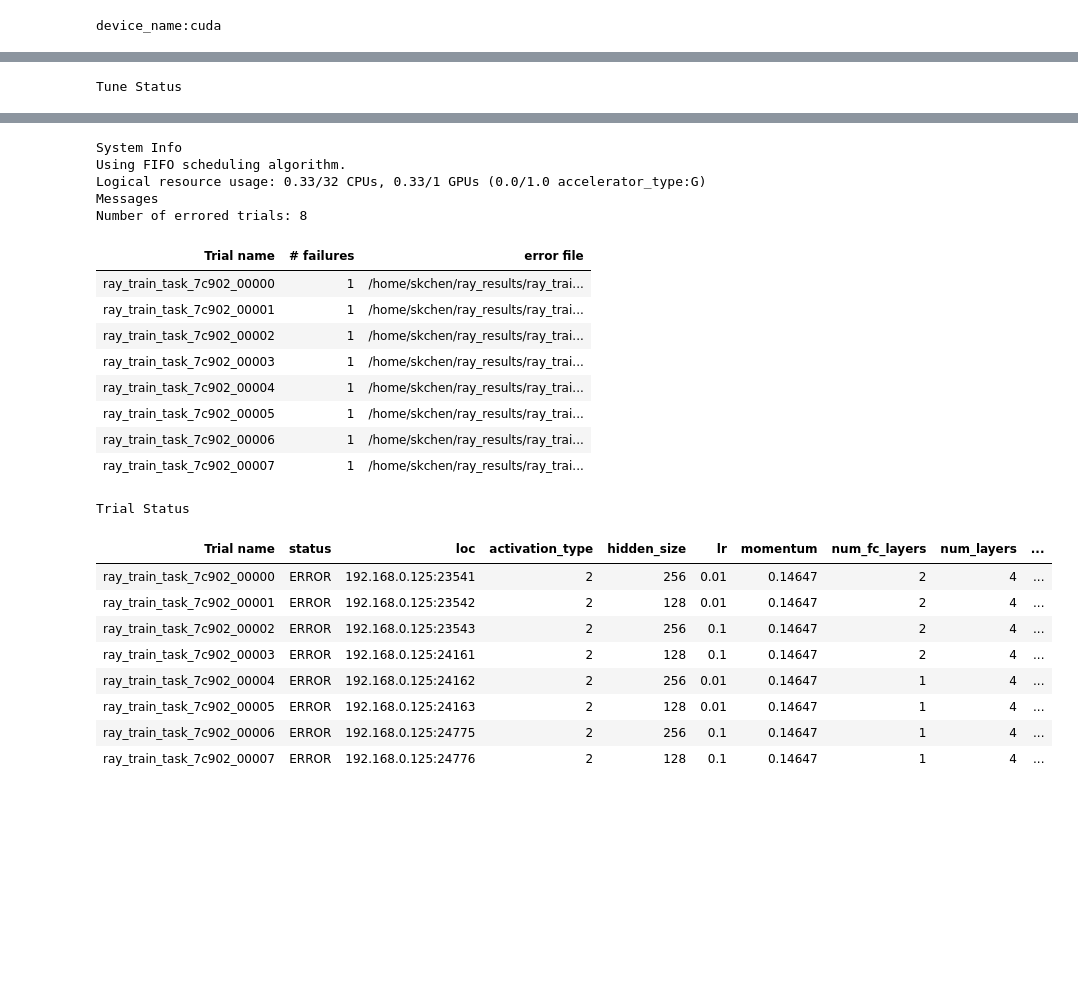
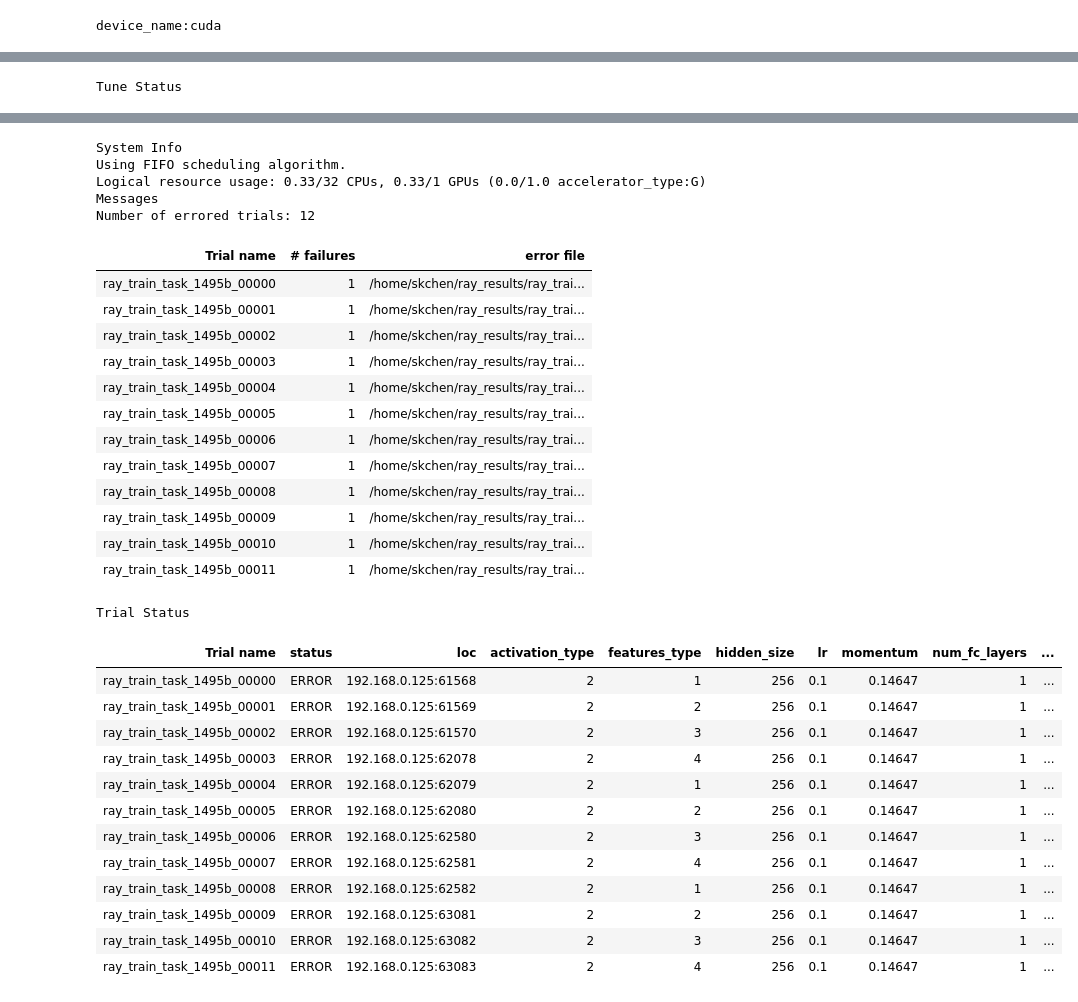
Before and after one commit to cloudaipro/fin-ml, a Jupyter notebook: StockPCTLabelPredictLSTMV2.ipynb, the cells around one changed output, grey strips where cells are left out. Cells and saved outputs as stored; diff of their text form; code cells hidden in the pictures; blank space fills up the shorter version.

```diff
--- a/StockPCTLabelPredictLSTMV2.ipynb
+++ b/StockPCTLabelPredictLSTMV2.ipynb
@@ -713,12 +713,12 @@ device_name = (
 device = torch.device(device_name)
 return_period = 5
 seq_len = 3
-validation_size = 0.2
+validation_size = 0.1
 epoch_num = 100
 batch_size = 32
 num_workers = 0
-pin_memory = False
-shuffle = False
+pin_memory = False  # True
+shuffle = True
 print(f"device_name:{device}")
 # %% [output]
 device_name:cuda
@@ -791,16 +791,16 @@ def to_adjusted(stk_data):
     adjusted_OHLV["Pre Adj Volume"] = adjusted_OHLV["Adj Volume"].shift(1)
     adjusted_OHLV = adjusted_OHLV.dropna()
     adjusted_OHLV["Pre Adj Volume"] = adjusted_OHLV["Pre Adj Volume"].astype("int")
-    adjusted_OHLV["Adj Open pct"] = (
+    adjusted_OHLV["B4_Adj Open pct"] = (
         adjusted_OHLV["Adj Open"] - adjusted_OHLV["Pre Adj Close"]
     ) / adjusted_OHLV["Pre Adj Close"]
-    adjusted_OHLV["Adj High pct"] = (
+    adjusted_OHLV["B4_Adj High pct"] = (
         adjusted_OHLV["Adj High"] - adjusted_OHLV["Pre Adj Close"]
     ) / adjusted_OHLV["Pre Adj Close"]
-    adjusted_OHLV["Adj Low pct"] = (
+    adjusted_OHLV["B4_Adj Low pct"] = (
         adjusted_OHLV["Adj Low"] - adjusted_OHLV["Pre Adj Close"]
     ) / adjusted_OHLV["Pre Adj Close"]
-    adjusted_OHLV["Adj Volume pct"] = (
+    adjusted_OHLV["B4_Adj Volume pct"] = (
         adjusted_OHLV["Adj Volume"] - adjusted_OHLV["Pre Adj Volume"]
     ) / adjusted_OHLV["Pre Adj Volume"]
 
@@ -1653,6 +1891,8 @@ log_dir = f"{log_dir_base}/{time_str}"
 config = {
     "return_period": return_period,
     "seq_len": seq_len,
+    "features_type": 3,
+    "pattern": 2,
     "lr": 0.1,
     "momentum": 0.11646759543664197,
     "optim_type": 2,  # 1: Adam, 2: SGD  => Adam bad result
@@ -1666,8 +1906,8 @@ epoch_num = 100
 # os.mkdir(log_dir)
 print(log_dir)
 start = datetime.now()
-torch.seed = 42
-random.seed(42)
-np.random.seed(42)
+# torch.seed = 42
+# random.seed(42)
+# np.random.seed(42)
 train_LSTM(config)
 print(f"Elapsed time:{datetime.now() - start}")
@@ -1866,13 +2034,15 @@ def ray_train_task(config, data):
 search_space = {
     # "return_period": tune.grid_search([5]),  # [2,3,5,10]
     # "seq_len": tune.grid_search([3]),  # 10]),
-    "lr": tune.grid_search([0.01, 0.1]),  # , 0.01, 0.1, 0.08, 0.12]
+    "features_type": tune.grid_search([1, 2, 3, 4]),
+    "pattern": tune.grid_search([1, 3, 4]),
+    "lr": tune.grid_search([0.1]),  # , 0.01, 0.1, 0.08, 0.12]
     "momentum": tune.grid_search([0.14647]),  # tune.uniform(0.1, 0.9),
     "optim_type": tune.grid_search([2]),  # 1: Adam, 2: SGD  => Adam bad result
     "weight decay": tune.grid_search([0.00001]),  # best value
     "num_layers": tune.grid_search([4]),  # [1, 2, 4, 8] best value = 3 or 4
-    "hidden_size": tune.grid_search([256, 128]),  # [8, 16, 32, 64, 128]
-    "num_fc_layers": tune.grid_search([2, 1]),  # 1, 2, 3]),
+    "hidden_size": tune.grid_search([256]),  # [8, 16, 32, 64, 128]
+    "num_fc_layers": tune.grid_search([1]),  # 1, 2, 3]),
     "activation_type": tune.grid_search(
         [2]
     ),  # 1: ReLU(),  2: Sigmoid(),  3: Tanh()  => meaningless num_fc_layers == 1
@@ -1903,9 +2073,7 @@ time_str = datetime.now().strftime("%Y-%m-%d_%H.%M.%S")
 log_dir = f"{log_dir_base}/{time_str}"
 os.mkdir(log_dir)
 
-data = prepare_LSTMDataset(
-    return_period, seq_len, train_data_pattern=[0, 1, 0]
-)  # [0, 1, 0, 1, 0])
+XYData = prepare_XYData(return_period)
 # analysis = tune.run(
 #     train_LSTM,
 #     config=search_space,
@@ -1915,7 +2083,7 @@ data = prepare_LSTMDataset(
 # )
 tuner = tune.Tuner(
     tune.with_resources(
-        tune.with_parameters(ray_train_task, data=data),
+        tune.with_parameters(ray_train_task, data=XYData),
         resources={"cpu": 0.33, "gpu": 0.33},
     ),
     tune_config=tune.TuneConfig(
@@ -1933,24 +2101,32 @@ Tune Status
 System Info
 Using FIFO scheduling algorithm.
 Logical resource usage: 0.33/32 CPUs, 0.33/1 GPUs (0.0/1.0 accelerator_type:G)
 Messages
-Number of errored trials: 8
+Number of errored trials: 12
 | Trial name | # failures | error file |
-| ray_train_task_7c902_00000 | 1 | /home/skchen/ray_results/ray_trai... |
-| ray_train_task_7c902_00001 | 1 | /home/skchen/ray_results/ray_trai... |
-| ray_train_task_7c902_00002 | 1 | /home/skchen/ray_results/ray_trai... |
-| ray_train_task_7c902_00003 | 1 | /home/skchen/ray_results/ray_trai... |
-| ray_train_task_7c902_00004 | 1 | /home/skchen/ray_results/ray_trai... |
-| ray_train_task_7c902_00005 | 1 | /home/skchen/ray_results/ray_trai... |
-| ray_train_task_7c902_00006 | 1 | /home/skchen/ray_results/ray_trai... |
-| ray_train_task_7c902_00007 | 1 | /home/skchen/ray_results/ray_trai... |
+| ray_train_task_1495b_00000 | 1 | /home/skchen/ray_results/ray_trai... |
+| ray_train_task_1495b_00001 | 1 | /home/skchen/ray_results/ray_trai... |
+| ray_train_task_1495b_00002 | 1 | /home/skchen/ray_results/ray_trai... |
+| ray_train_task_1495b_00003 | 1 | /home/skchen/ray_results/ray_trai... |
+| ray_train_task_1495b_00004 | 1 | /home/skchen/ray_results/ray_trai... |
+| ray_train_task_1495b_00005 | 1 | /home/skchen/ray_results/ray_trai... |
+| ray_train_task_1495b_00006 | 1 | /home/skchen/ray_results/ray_trai... |
+| ray_train_task_1495b_00007 | 1 | /home/skchen/ray_results/ray_trai... |
+| ray_train_task_1495b_00008 | 1 | /home/skchen/ray_results/ray_trai... |
+| ray_train_task_1495b_00009 | 1 | /home/skchen/ray_results/ray_trai... |
+| ray_train_task_1495b_00010 | 1 | /home/skchen/ray_results/ray_trai... |
+| ray_train_task_1495b_00011 | 1 | /home/skchen/ray_results/ray_trai... |
 Trial Status
-| Trial name | status | loc | activation_type | hidden_size | lr | momentum | num_fc_layers | num_layers | ... |
-| ray_train_task_7c902_00000 | ERROR | 192.168.0.125:23541 | 2 | 256 | 0.01 | 0.14647 | 2 | 4 | ... |
-| ray_train_task_7c902_00001 | ERROR | 192.168.0.125:23542 | 2 | 128 | 0.01 | 0.14647 | 2 | 4 | ... |
-| ray_train_task_7c902_00002 | ERROR | 192.168.0.125:23543 | 2 | 256 | 0.1 | 0.14647 | 2 | 4 | ... |
-| ray_train_task_7c902_00003 | ERROR | 192.168.0.125:24161 | 2 | 128 | 0.1 | 0.14647 | 2 | 4 | ... |
-| ray_train_task_7c902_00004 | ERROR | 192.168.0.125:24162 | 2 | 256 | 0.01 | 0.14647 | 1 | 4 | ... |
-| ray_train_task_7c902_00005 | ERROR | 192.168.0.125:24163 | 2 | 128 | 0.01 | 0.14647 | 1 | 4 | ... |
-| ray_train_task_7c902_00006 | ERROR | 192.168.0.125:24775 | 2 | 256 | 0.1 | 0.14647 | 1 | 4 | ... |
-| ray_train_task_7c902_00007 | ERROR | 192.168.0.125:24776 | 2 | 128 | 0.1 | 0.14647 | 1 | 4 | ... |
+| Trial name | status | loc | activation_type | features_type | hidden_size | lr | momentum | num_fc_layers | ... |
+| ray_train_task_1495b_00000 | ERROR | 192.168.0.125:61568 | 2 | 1 | 256 | 0.1 | 0.14647 | 1 | ... |
+| ray_train_task_1495b_00001 | ERROR | 192.168.0.125:61569 | 2 | 2 | 256 | 0.1 | 0.14647 | 1 | ... |
+| ray_train_task_1495b_00002 | ERROR | 192.168.0.125:61570 | 2 | 3 | 256 | 0.1 | 0.14647 | 1 | ... |
+| ray_train_task_1495b_00003 | ERROR | 192.168.0.125:62078 | 2 | 4 | 256 | 0.1 | 0.14647 | 1 | ... |
+| ray_train_task_1495b_00004 | ERROR | 192.168.0.125:62079 | 2 | 1 | 256 | 0.1 | 0.14647 | 1 | ... |
+| ray_train_task_1495b_00005 | ERROR | 192.168.0.125:62080 | 2 | 2 | 256 | 0.1 | 0.14647 | 1 | ... |
+| ray_train_task_1495b_00006 | ERROR | 192.168.0.125:62580 | 2 | 3 | 256 | 0.1 | 0.14647 | 1 | ... |
+| ray_train_task_1495b_00007 | ERROR | 192.168.0.125:62581 | 2 | 4 | 256 | 0.1 | 0.14647 | 1 | ... |
+| ray_train_task_1495b_00008 | ERROR | 192.168.0.125:62582 | 2 | 1 | 256 | 0.1 | 0.14647 | 1 | ... |
+| ray_train_task_1495b_00009 | ERROR | 192.168.0.125:63081 | 2 | 2 | 256 | 0.1 | 0.14647 | 1 | ... |
+| ray_train_task_1495b_00010 | ERROR | 192.168.0.125:63082 | 2 | 3 | 256 | 0.1 | 0.14647 | 1 | ... |
+| ray_train_task_1495b_00011 | ERROR | 192.168.0.125:63083 | 2 | 4 | 256 | 0.1 | 0.14647 | 1 | ... |
```
Also changed, not shown: parts of 19 cells of this notebook.
